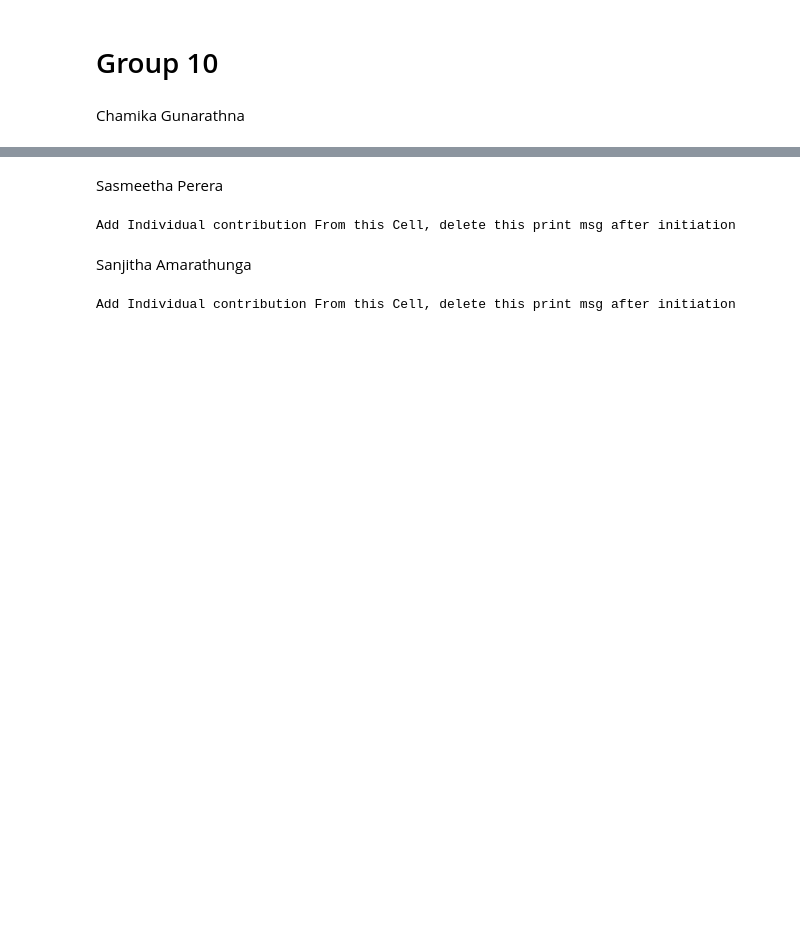
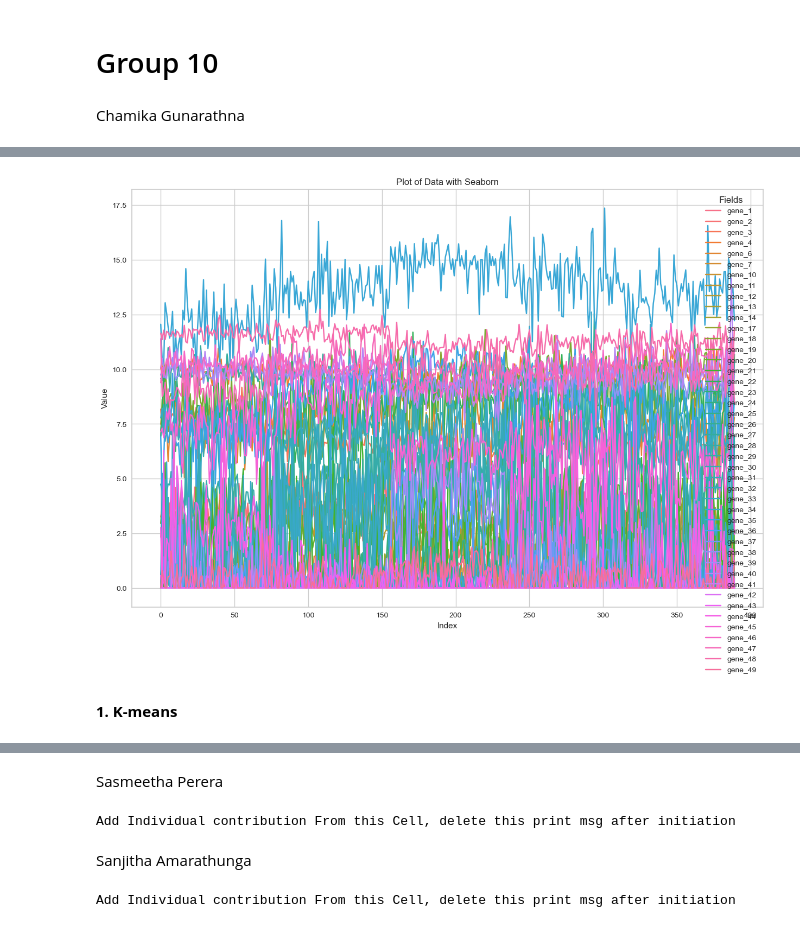
Before and after one commit to ChamikaGunarathna/DM_Group_project, a Jupyter notebook: clustering of cancer gene data.ipynb, the cells around one changed output, grey strips where cells are left out. Cells and saved outputs as stored; diff of their text form; code cells hidden in the pictures; blank space fills up the shorter version.

```diff
--- a/clustering of cancer gene data.ipynb
+++ b/clustering of cancer gene data.ipynb
@@ -8,0 +20,3 @@ Add Individual contribution From this Cell, delete this print msg after initiati
+# %%
+df = pd.read_csv("data.csv")
+df
@@ -8,0 +98,15 @@ Add Individual contribution From this Cell, delete this print msg after initiati
+# %%
+# Plotting with seaborn
+plt.figure(figsize=(15, 10))
+
+# Use seaborn's lineplot to plot all fields at once
+sns.lineplot(data=df.iloc[:,:-1], dashes=False)
+
+plt.title('Plot of Data with Seaborn')
+plt.xlabel('Index')
+plt.ylabel('Value')
+plt.legend(title='Fields')
+plt.grid(True)
+plt.show()
+# %% [output]
+[figure, added]
@@ -8,0 +131,2 @@ Add Individual contribution From this Cell, delete this print msg after initiati
+# %% [markdown]
+**1. K-means**
```
Also changed, not shown: parts of 52 cells of this notebook, 1 other file.
